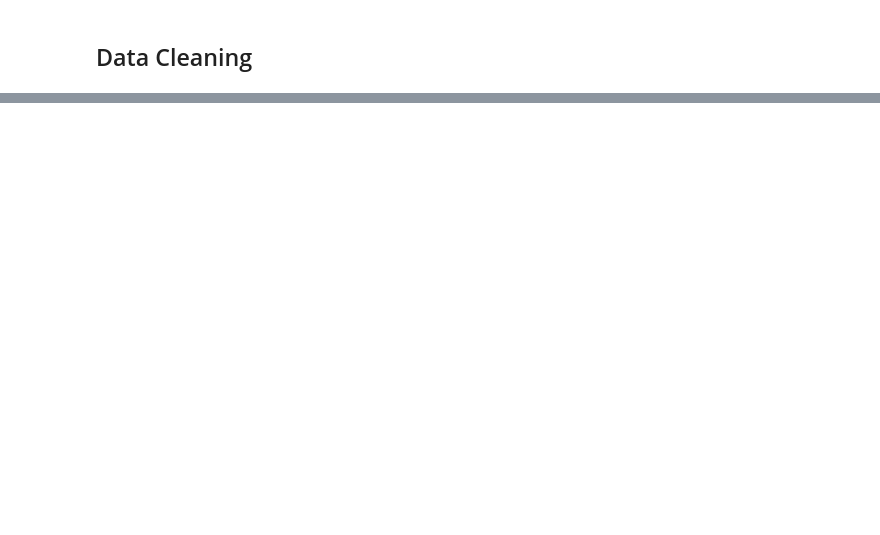
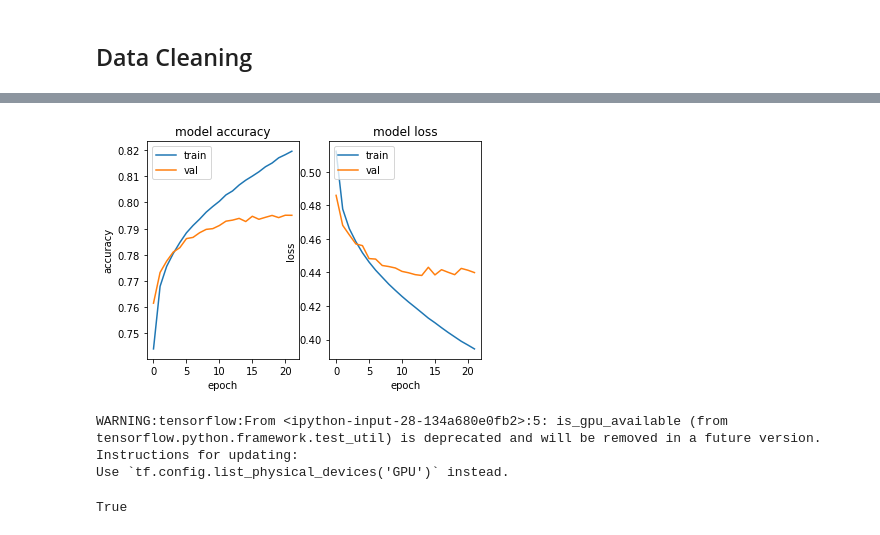
Before and after one commit to ichristod/sentiment-analysis-on-tweets, a Jupyter notebook: models/rnn_lstm.ipynb, the cells around one changed output, grey strips where cells are left out. Drawn from its saved outputs; the diff is of its cells as text; code cells hidden in the pictures; blank space fills up the shorter version.

Commit message:
Completion of rnn_lstm model

```diff
--- a/models/rnn_lstm.ipynb
+++ b/models/rnn_lstm.ipynb
@@ -197,3 +273,11 @@ seq_subsets, vocab_size = words_to_sequences(sentence_length, subsets=initial_su
+# %%
+# weight matrix of words in tweets
+embedding_matrix = np.zeros((vocab_size, 50))
+
+for word, i in tokenizer.word_index.items():
+    embedding_vector = glove_dict.get(word)
+    if embedding_vector is not None:
+        embedding_matrix[i] = embedding_vector
 # %%
 from sklearn.preprocessing import LabelEncoder
 from keras.models import Sequential
@@ -242,0 +319,11 @@ Epoch 20/20
+# %%
+import keras
+from matplotlib import pyplot as plt
+from keras.callbacks import EarlyStopping
+
+# early stopping
+es = EarlyStopping(monitor='val_loss', mode='min', verbose=1, patience=8)
+
+history = model.fit(seq_subsets['X_train'], initial_subsets['Y_train'],validation_data
+                    = (seq_subsets['X_valid'],initial_subsets['Y_valid']), shuffle=True,
+                    epochs = 50, batch_size=500, callbacks=[es])
@@ -242,0 +348,30 @@ Epoch 20/20
+# %%
+plt.subplot(1, 2, 1)
+plt.plot(history.history['accuracy'])
+plt.plot(history.history['val_accuracy'])
+plt.title('model accuracy')
+plt.ylabel('accuracy')
+plt.xlabel('epoch')
+plt.legend(['train', 'val'], loc='upper left')
+
+plt.subplot(1, 2, 2)
+plt.plot(history.history['loss'])
+plt.plot(history.history['val_loss'])
+plt.title('model loss')
+plt.ylabel('loss')
+plt.xlabel('epoch')
+plt.legend(['train', 'val'], loc='upper left')
+plt.show()
+# %% [output]
+[figure, added]
+# %%
+import tensorflow as tf
+tf.config.list_physical_devices('GPU') # True/False
+
+# Or only check for gpu's with cuda support
+tf.test.is_gpu_available(cuda_only=True)
+# %% [output]
+WARNING:tensorflow:From <ipython-input-28-134a680e0fb2>:5: is_gpu_available (from tensorflow.python.framework.test_util) is deprecated and will be removed in a future version.
+Instructions for updating:
+Use `tf.config.list_physical_devices('GPU')` instead.
+True
```
Also changed, not shown: parts of 14 cells of this notebook, 1 other file.
